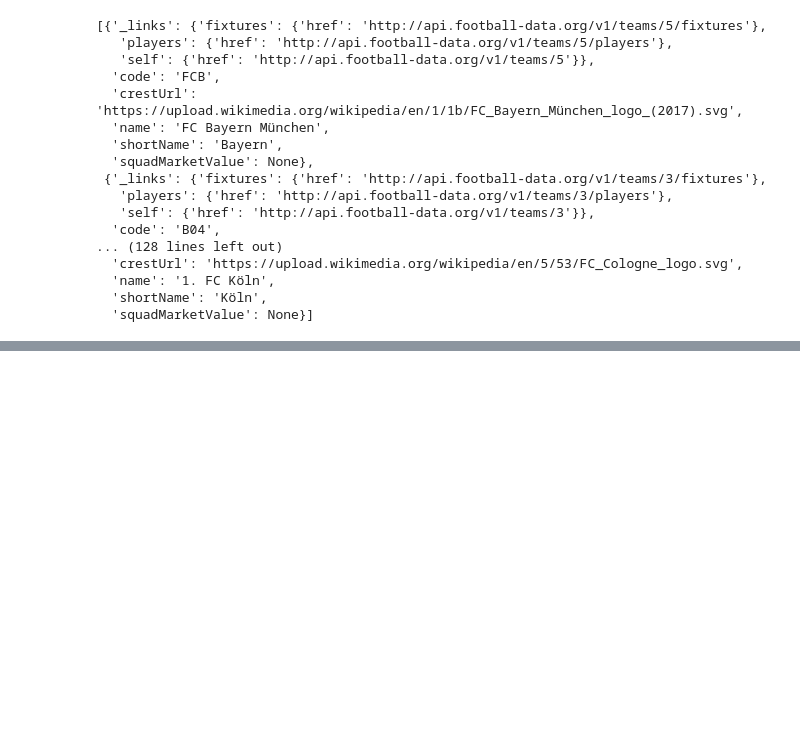
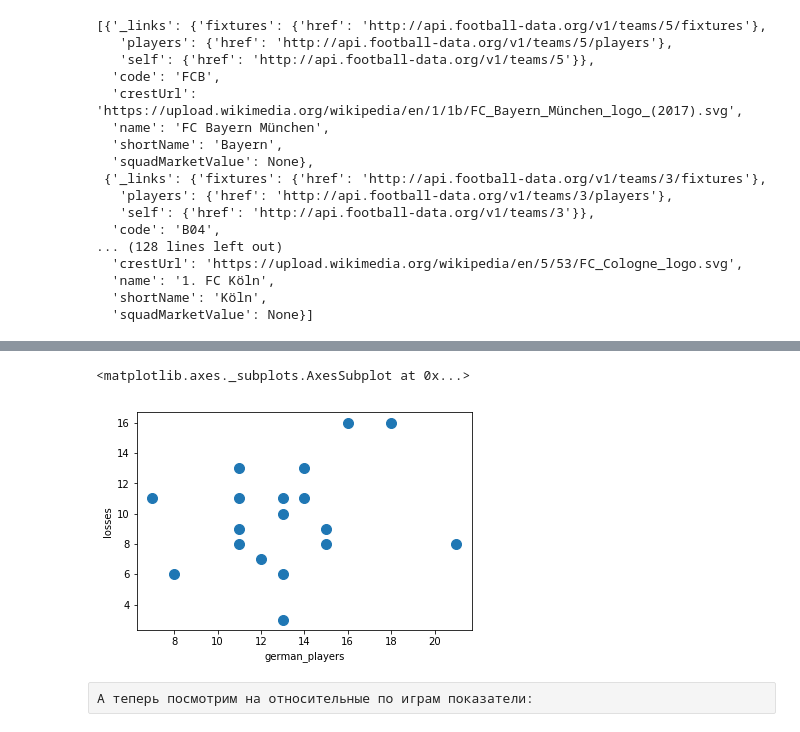
Before and after one commit to Taras52/MyProjects, a Jupyter notebook: Football_team/Football_team.ipynb, the cells around one changed output, grey strips where cells are left out. Cells and saved outputs as stored; diff of their text form; code cells hidden in the pictures; blank space fills up the shorter version.

```diff
--- a/Football_team/Football_team.ipynb
+++ b/Football_team/Football_team.ipynb
@@ -69,0 +185,7 @@ teams
+# %%
+teams_pd.plot.scatter(x='german_players', y='losses', s=100)
+# %% [output]
+<matplotlib.axes._subplots.AxesSubplot at 0x...>
+[figure, added]
+# %% [raw]
+А теперь посмотрим на относительные по играм показатели:
```
Also changed, not shown: parts of 27 cells of this notebook.
